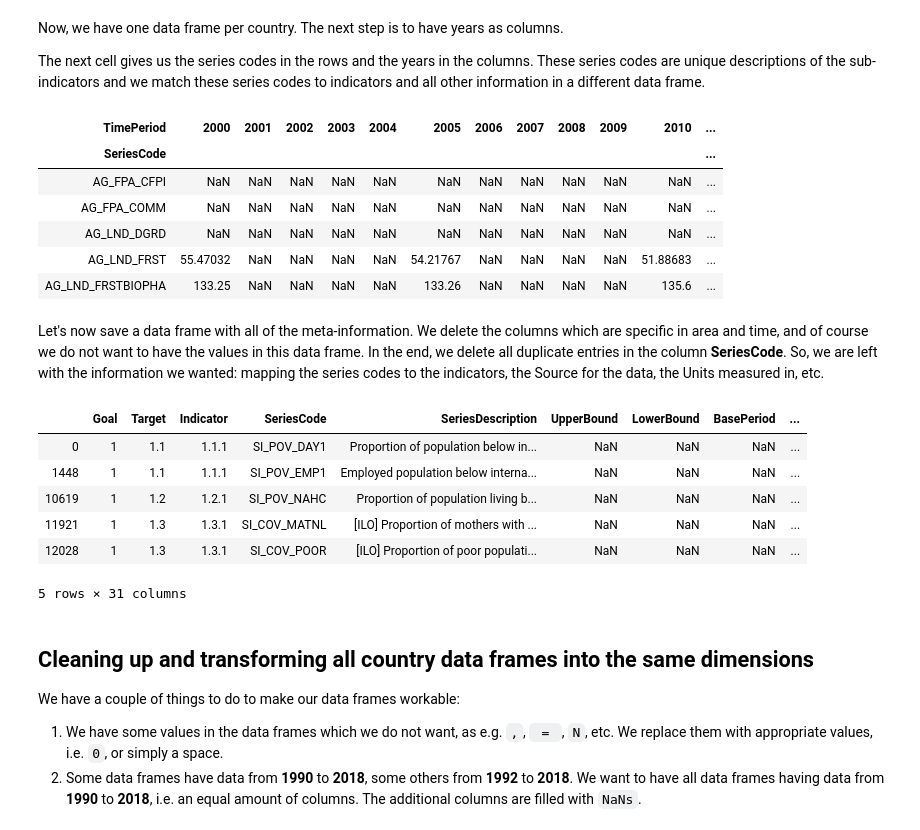
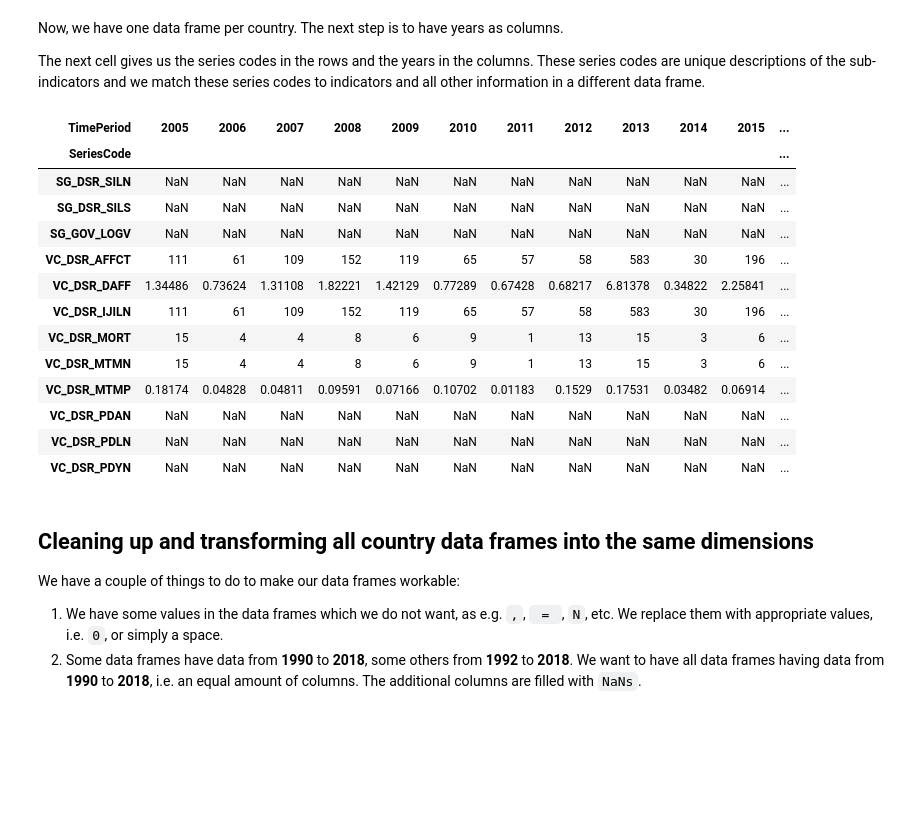
Before and after one commit to felix-laumann/SDG-networks, a Jupyter notebook: 1_data_preparation.ipynb, the cells around one changed output. Saved outputs shown, nothing was run; the diff lists cells and outputs as text; code cells hidden in the pictures; blank space fills up the shorter version.

```diff
--- a/1_data_preparation.ipynb
+++ b/1_data_preparation.ipynb
@@ -136,0 +169,4 @@ for dg in delete_groups:
+# %%
+# list of all series codes of SDG 13
+seriescodes_13 = set(list(info['SeriesCode']))
+seriescodes_13
@@ -139,6 +194,7 @@ We convert the data set into multiple small data sets by creating a dictionary t
 
 First, we create empty data frames for each key.
 # %%
-dict_all = {c: pd.DataFrame() for c in countries}
+#dict_all = {c: pd.DataFrame() for c in countries}
+dict_13 = {c: pd.DataFrame() for c in countries}
 # %%
 # check, should be empty
@@ -149,6 +206,7 @@ dict_all.get('Belize')
 Second, we replace each of the empty data frames with the data we have available for them. Note, that our dictionary will be the ensamble of all groupings.
 # %%
 for c in countries:    # memory-intensive
-    dict_all[c] = all_data[all_data['GeoAreaName'].isin(['{}'.format(c)])]
+    #dict_all[c] = all_data[all_data['GeoAreaName'].isin(['{}'.format(c)])]
+    dict_13[c] = sdg13_data[sdg13_data['GeoAreaName'].isin(['{}'.format(c)])]
 # %%
 # check
@@ -173,17 +219,8 @@ Now, we have one data frame per country. The next step is to have years as colum
 The next cell gives us the series codes in the rows and the years in the columns. These series codes are unique descriptions of the sub-indicators and we match these series codes to indicators and all other information in a different data frame.
 # %%
 for c in countries:
-    dict_all[c] = dict_all.get(c).pivot_table(values='Value', index='SeriesCode', columns='TimePeriod', dropna=False, aggfunc='first')
+    #dict_all[c] = dict_all.get(c).pivot_table(values='Value', index='SeriesCode', columns='TimePeriod', dropna=False, aggfunc='first')
+    if c not in groupings_UN:
+        dict_13[c] = pd.DataFrame(index=seriescodes_13, columns=years)
+    else:
+        dict_13[c] = dict_13.get(c).pivot_table(values='Value', index='SeriesCode', columns='TimePeriod', dropna=False, aggfunc='first')
-# %%
-# check
-dict_all['Bolivia'].head()
-# %% [output]
-| TimePeriod | 2000 | 2001 | 2002 | 2003 | 2004 | 2005 | 2006 | 2007 | 2008 | 2009 | 2010 | ... |
-| SeriesCode |  |  |  |  |  |  |  |  |  |  |  | ... |
-| AG_FPA_CFPI | NaN | NaN | NaN | NaN | NaN | NaN | NaN | NaN | NaN | NaN | NaN | ... |
-| AG_FPA_COMM | NaN | NaN | NaN | NaN | NaN | NaN | NaN | NaN | NaN | NaN | NaN | ... |
-| AG_LND_DGRD | NaN | NaN | NaN | NaN | NaN | NaN | NaN | NaN | NaN | NaN | NaN | ... |
-| AG_LND_FRST | 55.47032 | NaN | NaN | NaN | NaN | 54.21767 | NaN | NaN | NaN | NaN | 51.88683 | ... |
-| AG_LND_FRSTBIOPHA | 133.25 | NaN | NaN | NaN | NaN | 133.26 | NaN | NaN | NaN | NaN | 135.6 | ... |
-# %% [markdown]
-Let's now save a data frame with all of the meta-information. We delete the columns which are specific in area and time, and of course we do not want to have the values in this data frame. In the end, we delete all duplicate entries in the column **SeriesCode**. So, we are left with the information we wanted: mapping the series codes to the indicators, the Source for the data, the Units measured in, etc.
@@ -192,14 +227,21 @@ info = all_data.drop(columns=['GeoAreaCode', 'GeoAreaName', 'TimePeriod', 'Value
 # %%
 # check
-info.head()
+dict_13['Austria']
 # %% [output]
-|  | Goal | Target | Indicator | SeriesCode | SeriesDescription | UpperBound | LowerBound | BasePeriod | ... |
-| 0 | 1 | 1.1 | 1.1.1 | SI_POV_DAY1 | Proportion of population below in... | NaN | NaN | NaN | ... |
-| 1448 | 1 | 1.1 | 1.1.1 | SI_POV_EMP1 | Employed population below interna... | NaN | NaN | NaN | ... |
-| 10619 | 1 | 1.2 | 1.2.1 | SI_POV_NAHC | Proportion of population living b... | NaN | NaN | NaN | ... |
-| 11921 | 1 | 1.3 | 1.3.1 | SI_COV_MATNL | [ILO] Proportion of mothers with ... | NaN | NaN | NaN | ... |
-| 12028 | 1 | 1.3 | 1.3.1 | SI_COV_POOR | [ILO] Proportion of poor populati... | NaN | NaN | NaN | ... |
+| TimePeriod | 2005 | 2006 | 2007 | 2008 | 2009 | 2010 | 2011 | 2012 | 2013 | 2014 | 2015 | ... |
+| SeriesCode |  |  |  |  |  |  |  |  |  |  |  | ... |
+| SG_DSR_SILN | NaN | NaN | NaN | NaN | NaN | NaN | NaN | NaN | NaN | NaN | NaN | ... |
+| SG_DSR_SILS | NaN | NaN | NaN | NaN | NaN | NaN | NaN | NaN | NaN | NaN | NaN | ... |
+| SG_GOV_LOGV | NaN | NaN | NaN | NaN | NaN | NaN | NaN | NaN | NaN | NaN | NaN | ... |
+| VC_DSR_AFFCT | 111 | 61 | 109 | 152 | 119 | 65 | 57 | 58 | 583 | 30 | 196 | ... |
+| VC_DSR_DAFF | 1.34486 | 0.73624 | 1.31108 | 1.82221 | 1.42129 | 0.77289 | 0.67428 | 0.68217 | 6.81378 | 0.34822 | 2.25841 | ... |
+| VC_DSR_IJILN | 111 | 61 | 109 | 152 | 119 | 65 | 57 | 58 | 583 | 30 | 196 | ... |
+| VC_DSR_MORT | 15 | 4 | 4 | 8 | 6 | 9 | 1 | 13 | 15 | 3 | 6 | ... |
+| VC_DSR_MTMN | 15 | 4 | 4 | 8 | 6 | 9 | 1 | 13 | 15 | 3 | 6 | ... |
+| VC_DSR_MTMP | 0.18174 | 0.04828 | 0.04811 | 0.09591 | 0.07166 | 0.10702 | 0.01183 | 0.1529 | 0.17531 | 0.03482 | 0.06914 | ... |
+| VC_DSR_PDAN | NaN | NaN | NaN | NaN | NaN | NaN | NaN | NaN | NaN | NaN | NaN | ... |
+| VC_DSR_PDLN | NaN | NaN | NaN | NaN | NaN | NaN | NaN | NaN | NaN | NaN | NaN | ... |
+| VC_DSR_PDYN | NaN | NaN | NaN | NaN | NaN | NaN | NaN | NaN | NaN | NaN | NaN | ... |
-5 rows × 31 columns
 # %% [markdown]
 ## Cleaning up and transforming all country data frames into the same dimensions
 
```
Also changed, not shown: parts of 51 cells of this notebook, 4 other files.
